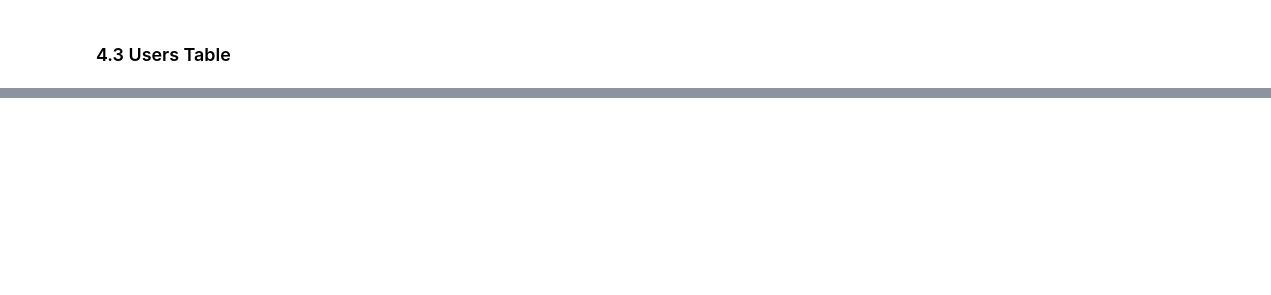
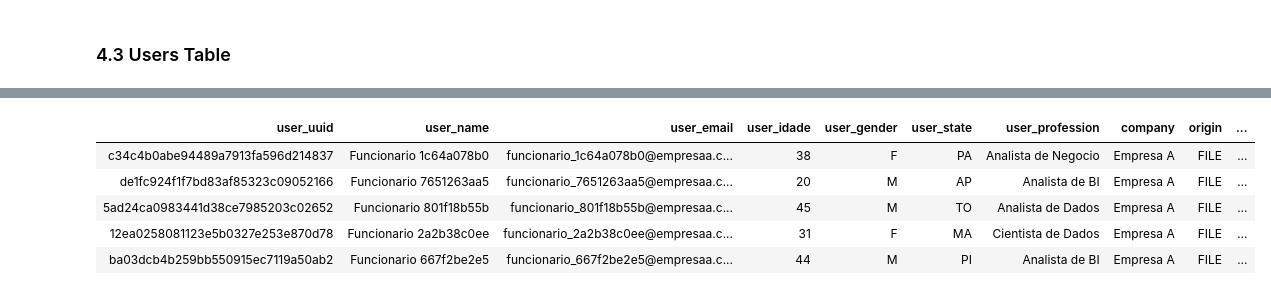
Before and after one commit to jmcabreira/DataPipeline-DataBricks, a Jupyter notebook: Load_Silver_Zone.ipynb, the cells around one changed output, grey strips where cells are left out. Cells and saved outputs as stored; diff of their text form; code cells hidden in the pictures; blank space fills up the shorter version.

```diff
--- a/Load_Silver_Zone.ipynb
+++ b/Load_Silver_Zone.ipynb
@@ -181,0 +265,26 @@ spark.sql('SELECT * FROM silver.tb_access LIMIT 5').display()
+# %%
+df_users_file = spark.sql("""
+      SELECT   md5(CONCAT(
+            nome_empresa,
+            nome_funcionario
+        )) AS user_uuid,
+        nome_funcionario AS user_name,
+        email_functionario AS user_email,
+        CAST(idade AS INT) AS user_idade,
+        sexo AS user_gender,
+        estado as user_state,
+        profissao as user_profession,
+        nome_empresa AS company,
+        'FILE'  as origin,
+        getdate() as dt_load
+        FROM stream_temp_vw_files
+""")
+
+df_users_file.limit(5).display()
+# %% [output]
+| user_uuid | user_name | user_email | user_idade | user_gender | user_state | user_profession | company | origin | ... |
+| c34c4b0abe94489a7913fa596d214837 | Funcionario 1c64a078b0 | funcionario_1c64a078b0@empresaa.c... | 38 | F | PA | Analista de Negocio | Empresa A | FILE | ... |
+| de1fc924f1f7bd83af85323c09052166 | Funcionario 7651263aa5 | funcionario_7651263aa5@empresaa.c... | 20 | M | AP | Analista de BI | Empresa A | FILE | ... |
+| 5ad24ca0983441d38ce7985203c02652 | Funcionario 801f18b55b | funcionario_801f18b55b@empresaa.c... | 45 | M | TO | Analista de Dados | Empresa A | FILE | ... |
+| 12ea0258081123e5b0327e253e870d78 | Funcionario 2a2b38c0ee | funcionario_2a2b38c0ee@empresaa.c... | 31 | F | MA | Cientista de Dados | Empresa A | FILE | ... |
+| ba03dcb4b259bb550915ec7119a50ab2 | Funcionario 667f2be2e5 | funcionario_667f2be2e5@empresaa.c... | 44 | M | PI | Analista de BI | Empresa A | FILE | ... |
```
Also changed, not shown: parts of 19 cells of this notebook.
